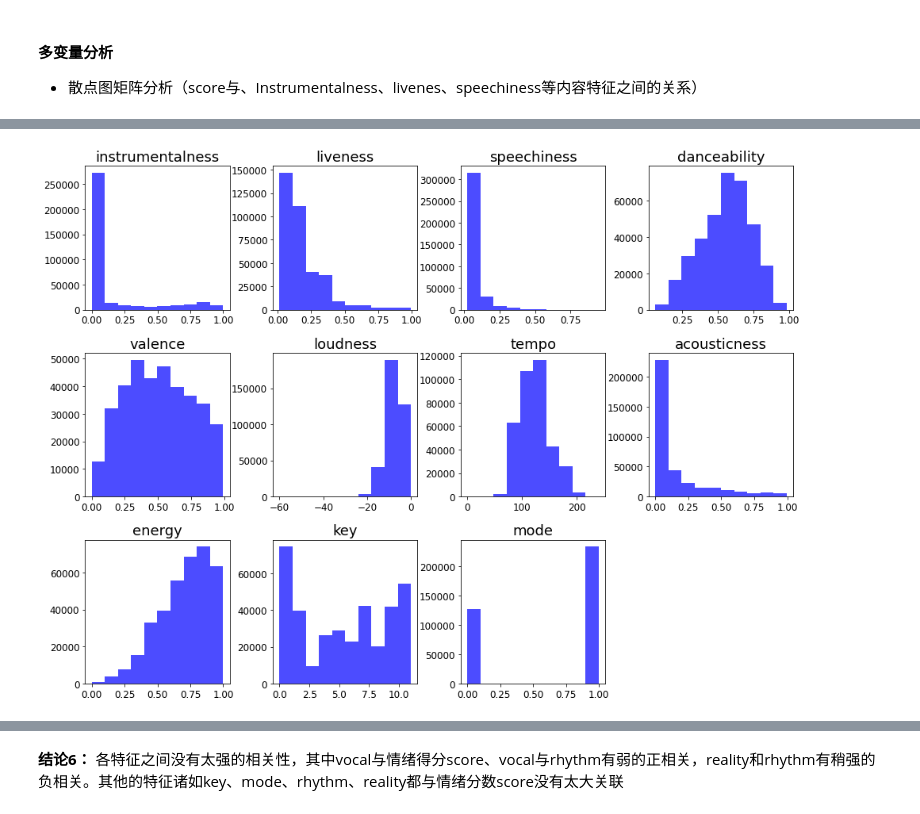
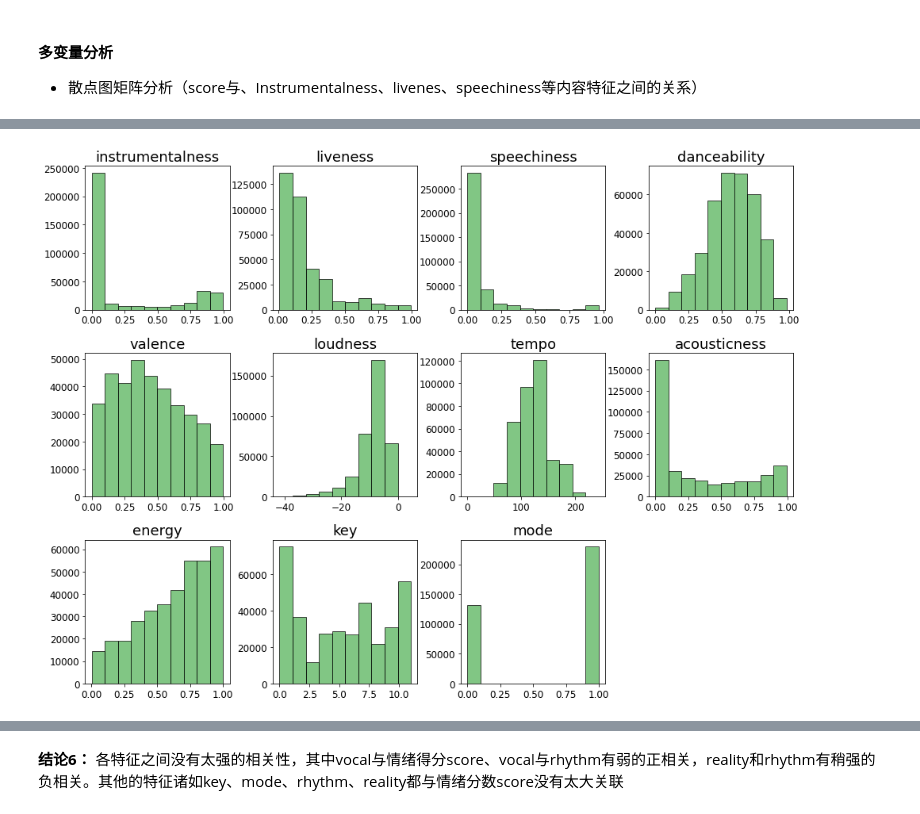
Before and after one commit to 1751118/myMusicReSystem, a Jupyter notebook: EDA.ipynb, the cells around one changed output, grey strips where cells are left out. Saved outputs shown, nothing was run; the diff lists cells and outputs as text; code cells hidden in the pictures.

```diff
--- a/EDA.ipynb
+++ b/EDA.ipynb
@@ -6,9 +6,12 @@ import warnings
 %matplotlib inline
 warnings.filterwarnings('ignore')
 
-train_data = pd.read_csv('./Train_Test_Splits/Context/train.csv')
-test_data = pd.read_csv('./Train_Test_Splits/Context/test.csv')
-df = pd.concat([train_data, test_data], axis=0)
+# train_data = pd.read_csv('./Train_Test_Splits/Context/train.csv')
+# test_data = pd.read_csv('./Train_Test_Splits/Context/test.csv')
+# df = pd.concat([train_data, test_data], axis=0)
+# df.info()
+
+df = pd.read_csv('./data/merge_data.csv')
 df.info()
 # %% [output]
 <class 'pandas.core.frame.DataFrame'>
@@ -36,7 +39,6 @@ for column in lack_columns:
     df[column] = df[column].fillna(value=df[column].mean())
 
 # 音调和调式、时区可简单取上一条记录的值
-df.drop('rating', axis = 1, inplace=True)
 df = df.ffill()
 df.info()
 # %% [output]
@@ -240,10 +276,9 @@ plt.show()
 
 # 获取月份数据并转化成月、地区、数量的dataframe
 df['month'] = pd.to_datetime(df['created_at']).dt.month
-df['season'] = df['month'] // 3
+df['season'] = df['month'] // 4
 data_group_by_month = df.groupby(by=['month', 'time_zone']).size().unstack(fill_value=0).stack().reset_index(name='count')
 data_group_by_month = data_group_by_month[data_group_by_month['time_zone'].isin(time_zone_view.index)]
-print(data_group_by_month)
 
 # 使用seaborn绘制折线图
 sns.lineplot(data=data_group_by_month, x='month', y='count', hue='time_zone', palette='bright')
@@ -350,6 +380,12 @@ from datetime import datetime
 
 created_time = df['created_at']
 created_time = pd.to_datetime(created_time)
+
+# 创建新特征，一周中的星期几
+df['weekday_index'] = created_time.dt.weekday
+
+# 创建新特征，是否是周末
+df['weekend'] = (df['weekday_index'] >= 5)
 
 # 定义一个函数，根据时间判断属于早、中、晚哪个时段
 def classify_time_period(time):
@@ -369,7 +405,7 @@ df['day_time'] = period
 period = period.value_counts()
 
 fig, axes = plt.subplots(1, 1)
-axes.pie(period.values, labels=period.index, autopct='%1.1f%%', shadow=True, startangle=140, colors=['#3498db', '#9b59b6', '#e74c3c'])
+axes.pie(period.values, labels=period.index, autopct='%1.1f%%', shadow=True, startangle=140, colors=['#3498db', '#9b59b6', '#e74c3c','gray' ])
 ax.set_ylabel('')
 plt.show()
 # %% [output]
@@ -451,12 +487,12 @@ df.describe()
 # %%
 import matplotlib.pyplot as plt
 # 对音频内容特征绘制直方图查看分布
 columns = ['instrumentalness', 'liveness', 'speechiness',
            'danceability', 'valence', 'loudness', 'tempo',
            'acousticness', 'energy', 'key', 'mode']
-df.hist(column=columns, bins=10, grid=False, figsize=(16, 12), color='blue', alpha=0.7, layout=(3, 4))
+df.hist(column=columns, bins=10, grid=False, figsize=(16, 12), color='#4CAF50', edgecolor='black', alpha=0.7, layout=(3, 4))
 
 # 显示图形
 plt.show()
 # %% [output]
-[figure, old version]
+[figure, new version]
```
Also changed, not shown: parts of 24 cells of this notebook, 7 other files.
